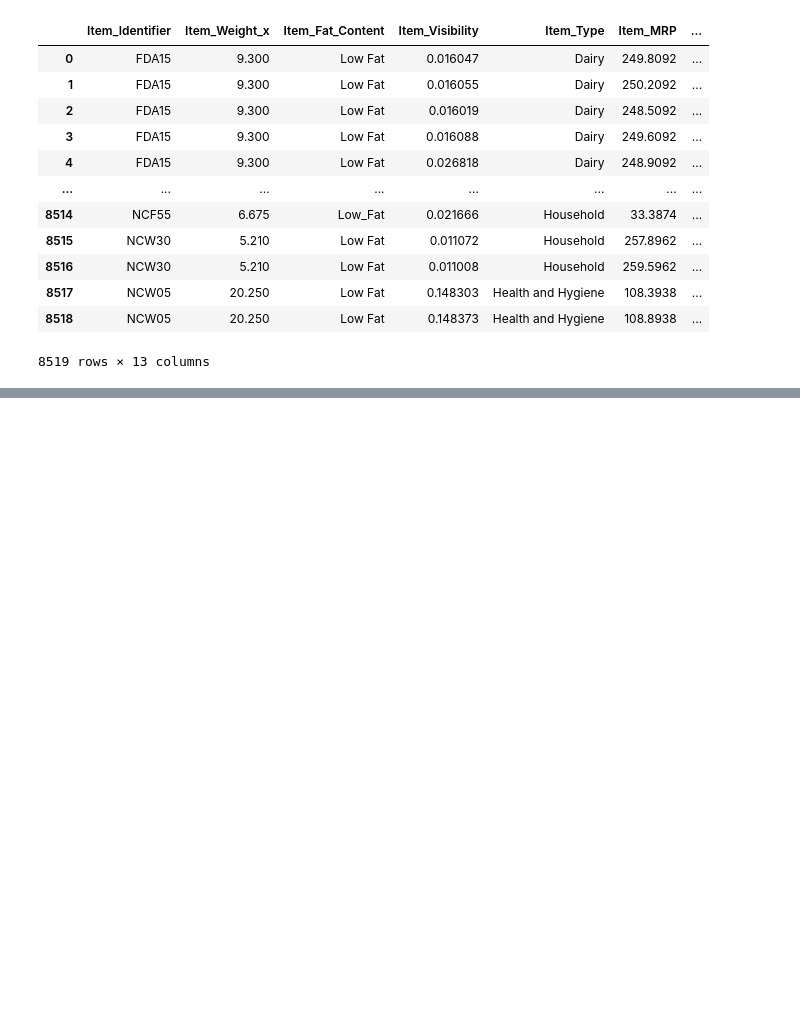
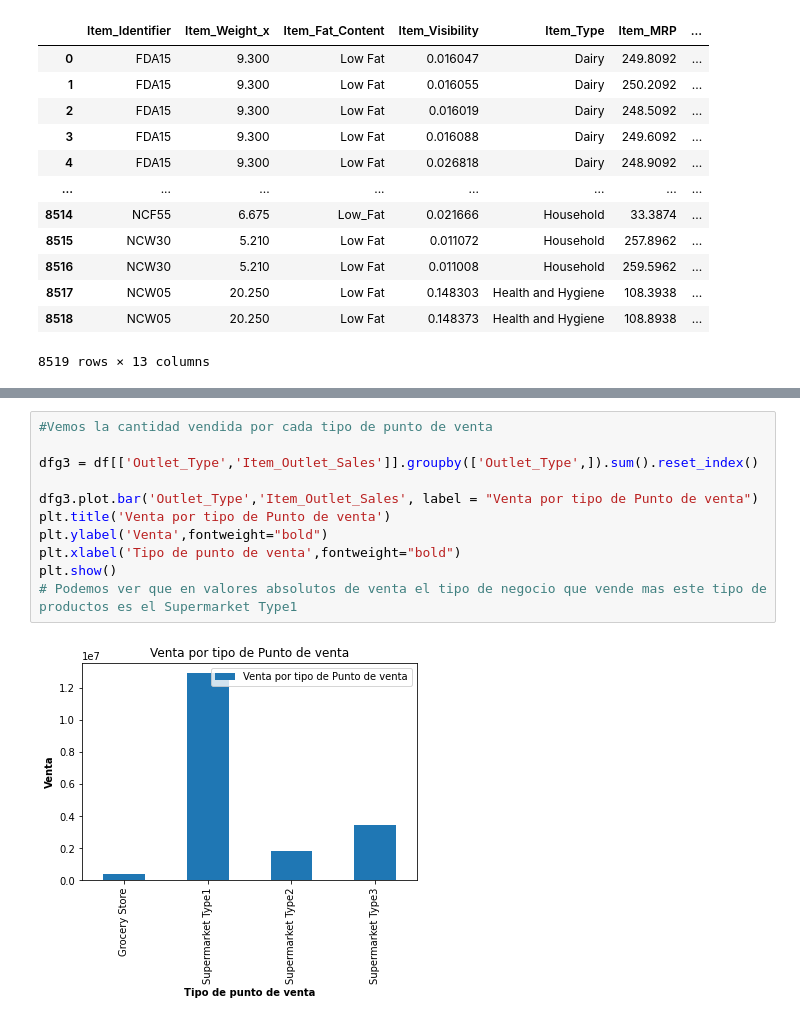
Before and after one commit to Sebastian-Wright/Prediccion-de-ventas-para-productos-alimenticios, a Jupyter notebook: Proyecto1Parte2.ipynb, the cells around one changed output, grey strips where cells are left out. Cells and saved outputs as stored; diff of their text form; blank space fills up the shorter version.

```diff
--- a/Proyecto1Parte2.ipynb
+++ b/Proyecto1Parte2.ipynb
@@ -211,0 +289,13 @@ df_2
+# %%
+#Vemos la cantidad vendida por cada tipo de punto de venta
+
+dfg3 = df[['Outlet_Type','Item_Outlet_Sales']].groupby(['Outlet_Type',]).sum().reset_index()
+
+dfg3.plot.bar('Outlet_Type','Item_Outlet_Sales', label = "Venta por tipo de Punto de venta")
+plt.title('Venta por tipo de Punto de venta')
+plt.ylabel('Venta',fontweight="bold")
+plt.xlabel('Tipo de punto de venta',fontweight="bold")
+plt.show()
+# Podemos ver que en valores absolutos de venta el tipo de negocio que vende mas este tipo de productos es el Supermarket Type1
+# %% [output]
+[figure, added]
```
Also changed, not shown: parts of 17 cells of this notebook.
